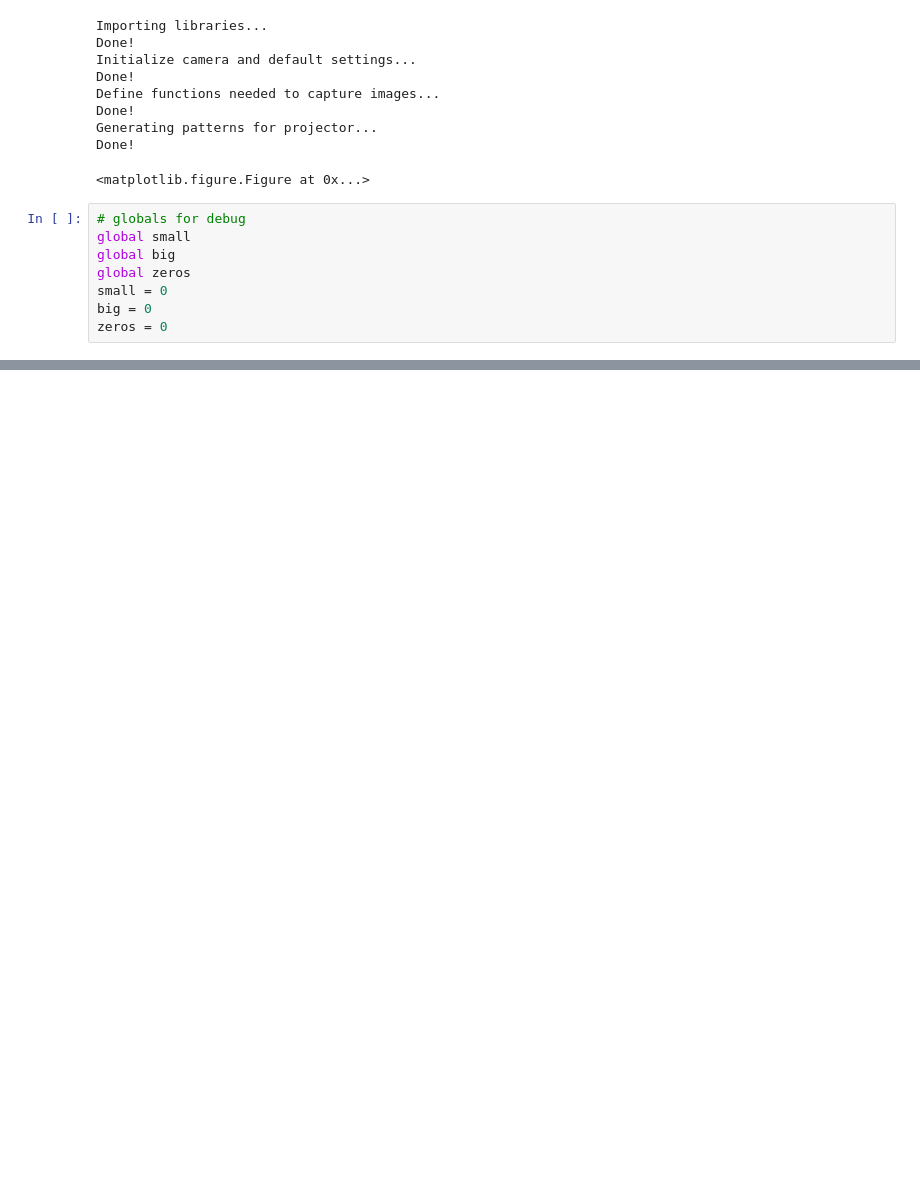
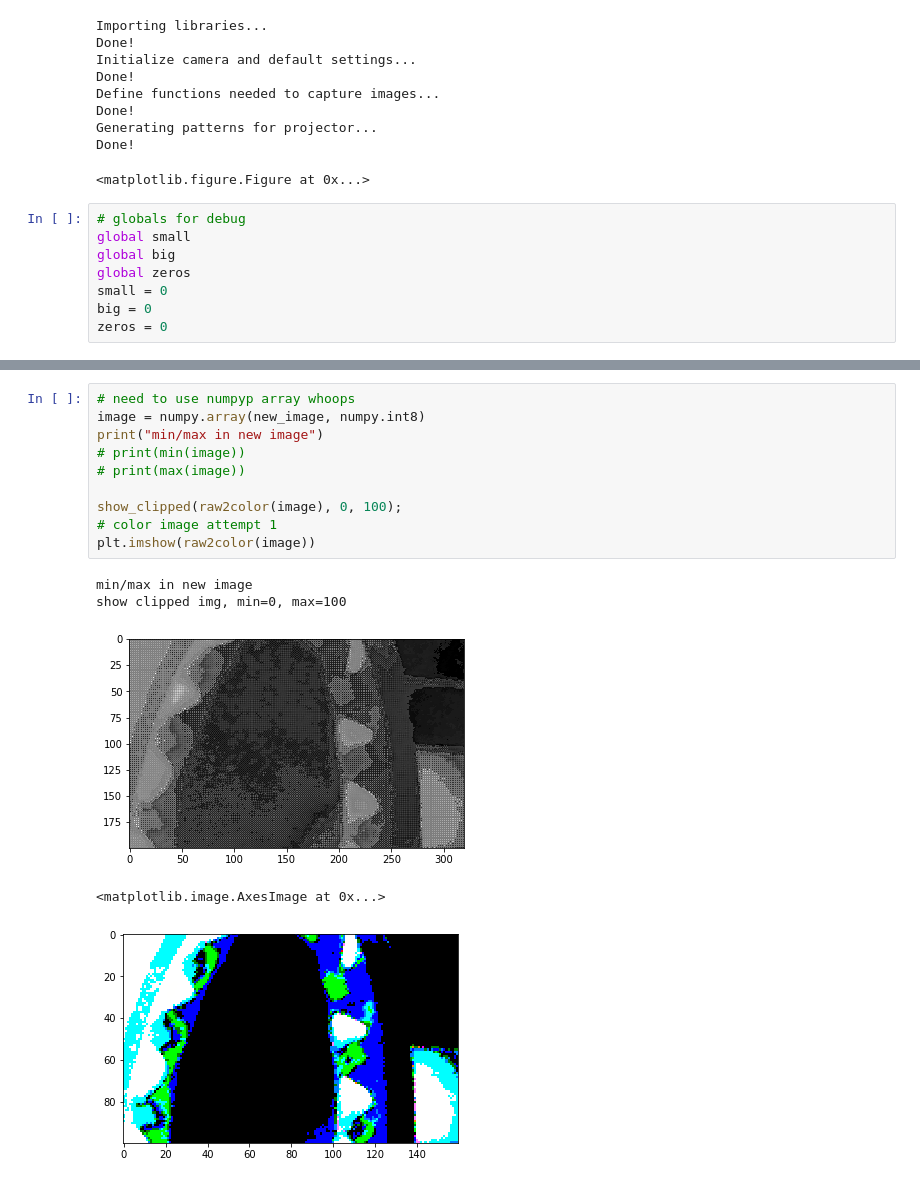
Before and after one commit to lzmunch/beaglebone-imaging, a Jupyter notebook: notebook/part5_2_hdr.ipynb, the cells around one changed output, grey strips where cells are left out. Drawn from its saved outputs; the diff is of its cells as text; blank space fills up the shorter version.

```diff
--- a/notebook/part5_2_hdr.ipynb
+++ b/notebook/part5_2_hdr.ipynb
@@ -385,0 +308,16 @@ show clipped img, min=0, max=100
+# %%
+# need to use numpyp array whoops
+image = numpy.array(new_image, numpy.int8)
+print("min/max in new image")
+# print(min(image))
+# print(max(image))
+
+show_clipped(raw2color(image), 0, 100);
+# color image attempt 1
+plt.imshow(raw2color(image))
+# %% [output]
+min/max in new image
+show clipped img, min=0, max=100
+[figure, added]
+<matplotlib.image.AxesImage at 0x...>
+[figure, added]
```
Also changed, not shown: parts of 9 cells of this notebook, 1 other file.
